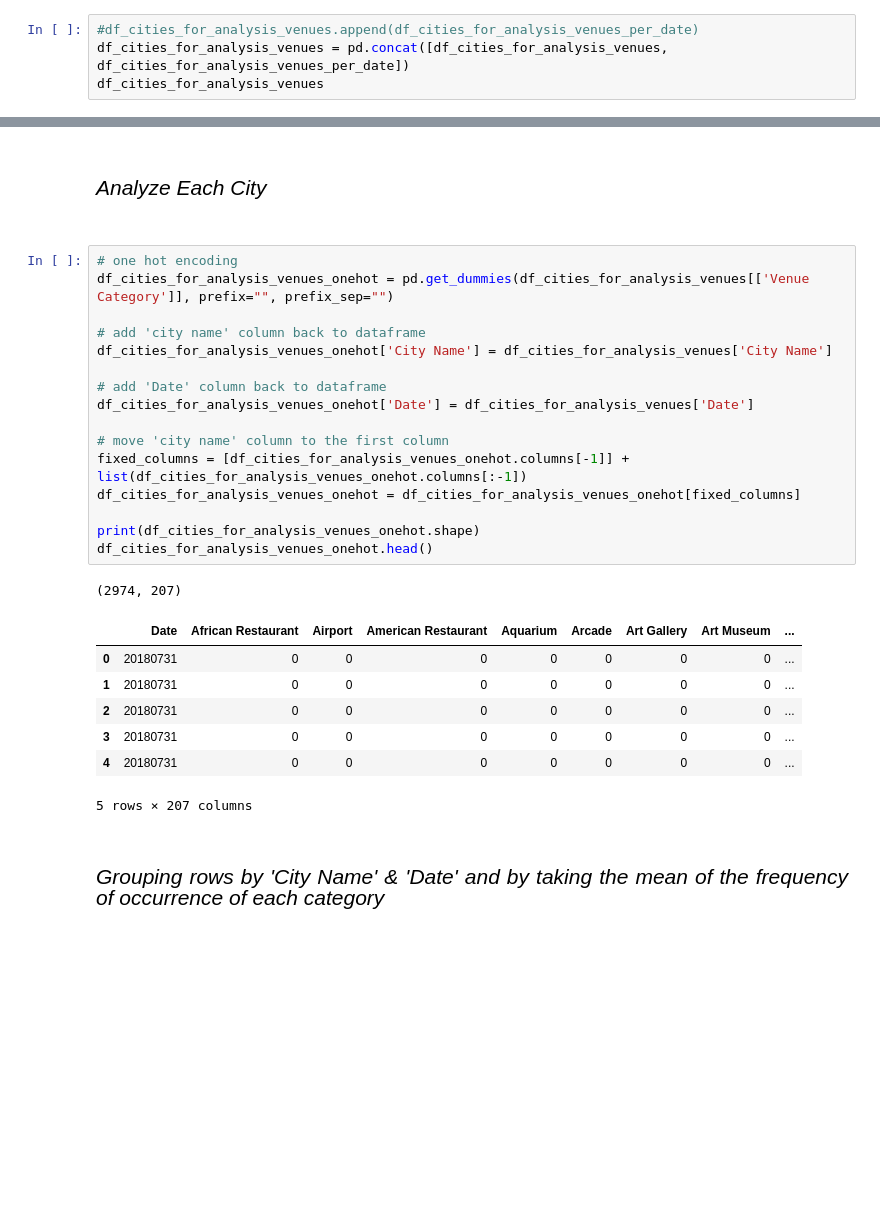
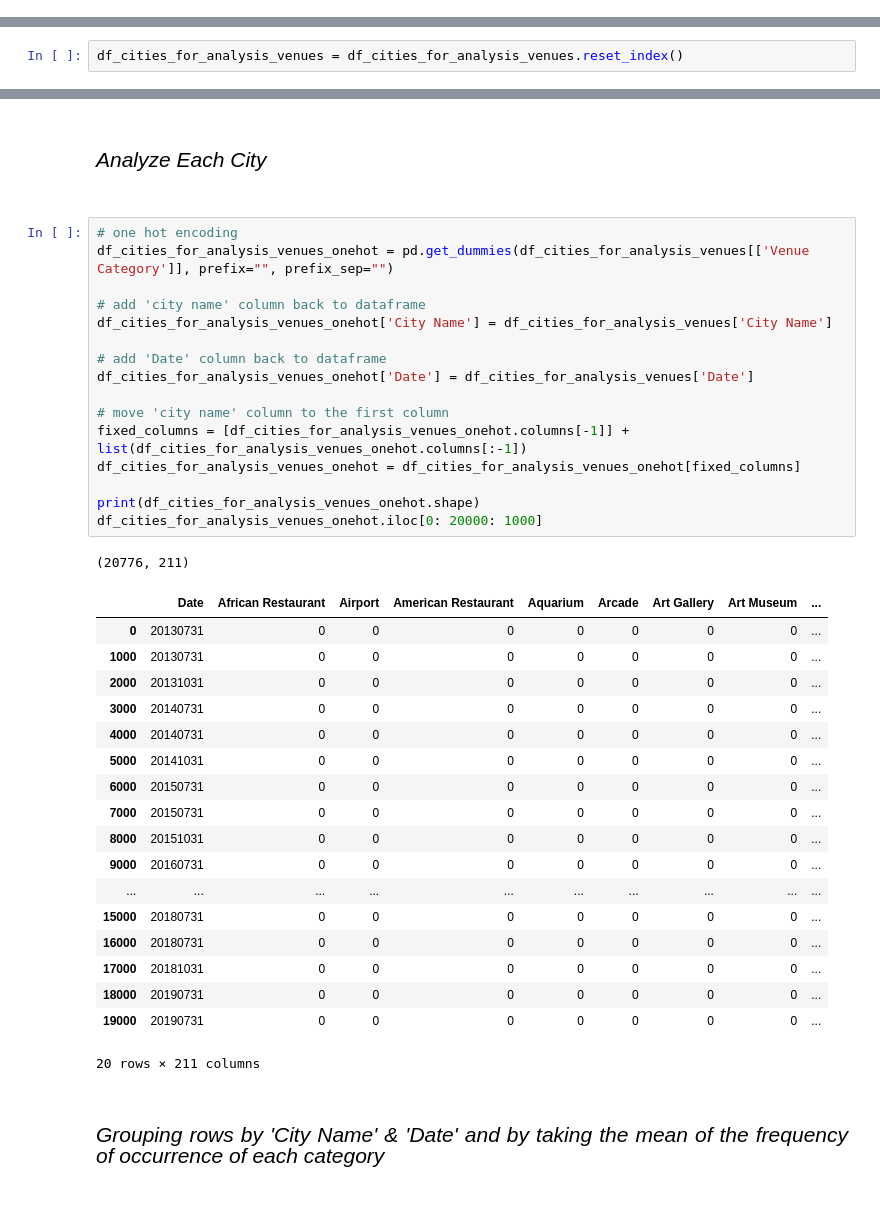
Before and after one commit to pmzubrzycki/Coursera_Capstone, a Jupyter notebook: Applied Data Science Capstone - Final Project.ipynb, the cells around one changed output, grey strips where cells are left out. Saved outputs shown, nothing was run; the diff lists cells and outputs as text; blank space fills up the shorter version.

```diff
--- a/Applied Data Science Capstone - Final Project.ipynb
+++ b/Applied Data Science Capstone - Final Project.ipynb
@@ -435,4 +422,0 @@ df_cities_for_analysis_venues.shape
-# %%
-#df_cities_for_analysis_venues.append(df_cities_for_analysis_venues_per_date)
-df_cities_for_analysis_venues = pd.concat([df_cities_for_analysis_venues, df_cities_for_analysis_venues_per_date])
-df_cities_for_analysis_venues
@@ -452,0 +423,2 @@ df_cities_for_analysis_venues
+# %%
+df_cities_for_analysis_venues = df_cities_for_analysis_venues.reset_index()
@@ -502,28 +490,39 @@ There are 205 uniques categories.
 # %%
 # one hot encoding
 df_cities_for_analysis_venues_onehot = pd.get_dummies(df_cities_for_analysis_venues[['Venue Category']], prefix="", prefix_sep="")
 
 # add 'city name' column back to dataframe
 df_cities_for_analysis_venues_onehot['City Name'] = df_cities_for_analysis_venues['City Name']
 
 # add 'Date' column back to dataframe
 df_cities_for_analysis_venues_onehot['Date'] = df_cities_for_analysis_venues['Date']
 
 # move 'city name' column to the first column
 fixed_columns = [df_cities_for_analysis_venues_onehot.columns[-1]] + list(df_cities_for_analysis_venues_onehot.columns[:-1])
 df_cities_for_analysis_venues_onehot = df_cities_for_analysis_venues_onehot[fixed_columns]
 
 print(df_cities_for_analysis_venues_onehot.shape)
-df_cities_for_analysis_venues_onehot.head()
+df_cities_for_analysis_venues_onehot.iloc[0: 20000: 1000]
 # %% [output]
-(2974, 207)
+(20776, 211)
 |  | Date | African Restaurant | Airport | American Restaurant | Aquarium | Arcade | Art Gallery | Art Museum | ... |
-| 0 | 20180731 | 0 | 0 | 0 | 0 | 0 | 0 | 0 | ... |
-| 1 | 20180731 | 0 | 0 | 0 | 0 | 0 | 0 | 0 | ... |
-| 2 | 20180731 | 0 | 0 | 0 | 0 | 0 | 0 | 0 | ... |
-| 3 | 20180731 | 0 | 0 | 0 | 0 | 0 | 0 | 0 | ... |
-| 4 | 20180731 | 0 | 0 | 0 | 0 | 0 | 0 | 0 | ... |
+| 0 | 20130731 | 0 | 0 | 0 | 0 | 0 | 0 | 0 | ... |
+| 1000 | 20130731 | 0 | 0 | 0 | 0 | 0 | 0 | 0 | ... |
+| 2000 | 20131031 | 0 | 0 | 0 | 0 | 0 | 0 | 0 | ... |
+| 3000 | 20140731 | 0 | 0 | 0 | 0 | 0 | 0 | 0 | ... |
+| 4000 | 20140731 | 0 | 0 | 0 | 0 | 0 | 0 | 0 | ... |
+| 5000 | 20141031 | 0 | 0 | 0 | 0 | 0 | 0 | 0 | ... |
+| 6000 | 20150731 | 0 | 0 | 0 | 0 | 0 | 0 | 0 | ... |
+| 7000 | 20150731 | 0 | 0 | 0 | 0 | 0 | 0 | 0 | ... |
+| 8000 | 20151031 | 0 | 0 | 0 | 0 | 0 | 0 | 0 | ... |
+| 9000 | 20160731 | 0 | 0 | 0 | 0 | 0 | 0 | 0 | ... |
+| ... | ... | ... | ... | ... | ... | ... | ... | ... | ... |
+| 15000 | 20180731 | 0 | 0 | 0 | 0 | 0 | 0 | 0 | ... |
+| 16000 | 20180731 | 0 | 0 | 0 | 0 | 0 | 0 | 0 | ... |
+| 17000 | 20181031 | 0 | 0 | 0 | 0 | 0 | 0 | 0 | ... |
+| 18000 | 20190731 | 0 | 0 | 0 | 0 | 0 | 0 | 0 | ... |
+| 19000 | 20190731 | 0 | 0 | 0 | 0 | 0 | 0 | 0 | ... |
-5 rows × 207 columns
+20 rows × 211 columns
 # %% [markdown]
 <br></br>
 <p style="font-family: Arial; font-size:1.5em; padding=0.1em color:black; text-align: justify">
```
Also changed, not shown: parts of 23 cells of this notebook.
